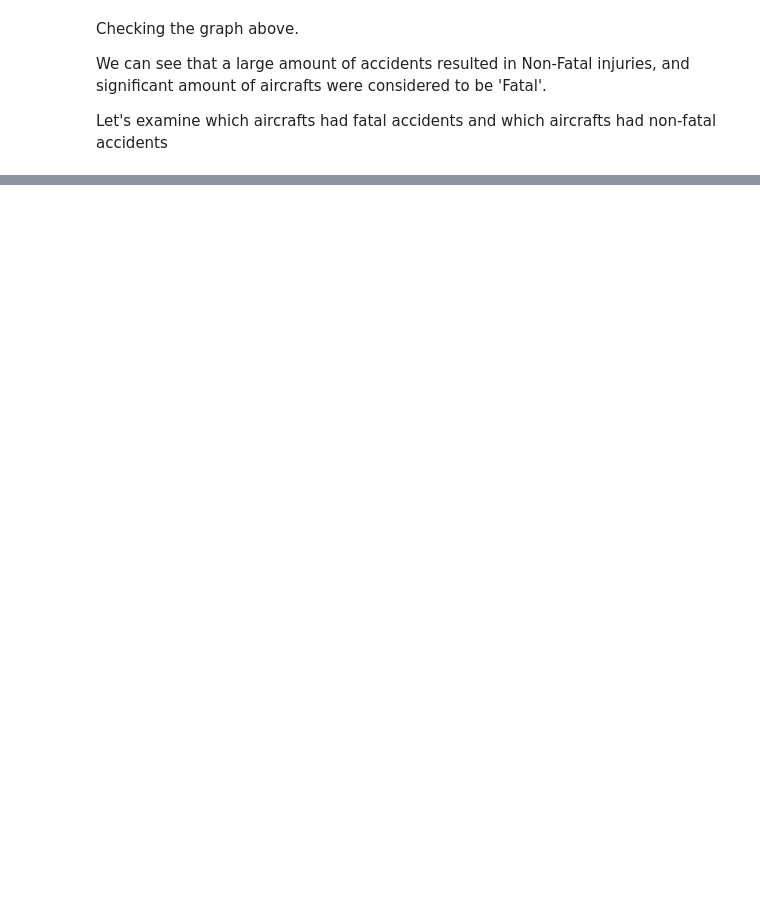
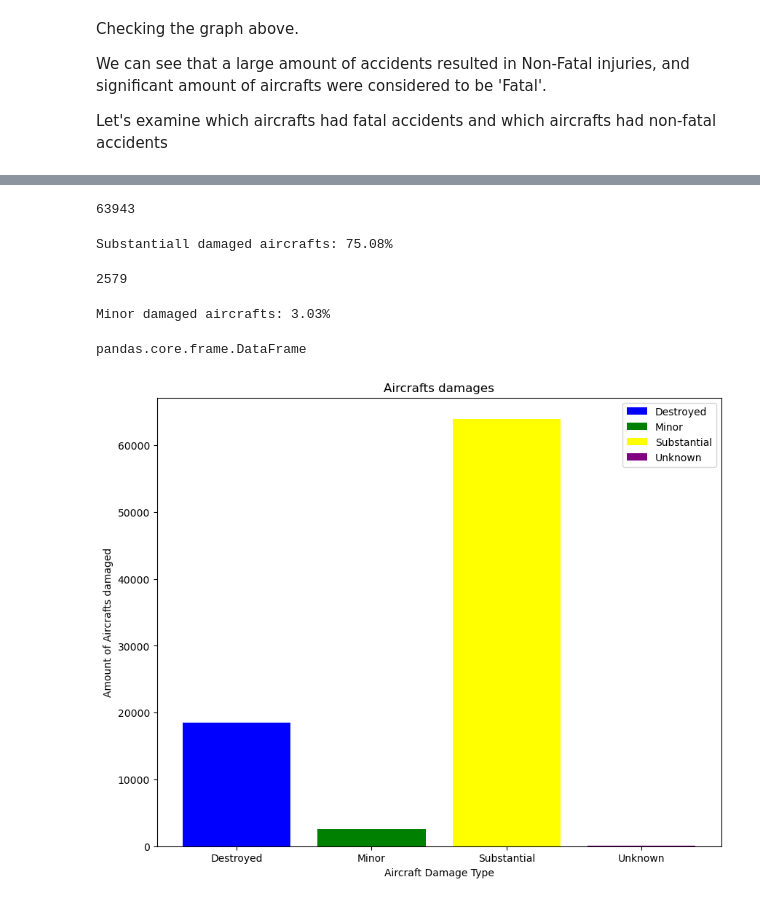
Before and after one commit to omendez930/Aircraft_purchase_analysis, a Jupyter notebook: Index.ipynb, the cells around one changed output, grey strips where cells are left out. Cells and saved outputs as stored; diff of their text form; code cells hidden in the pictures; blank space fills up the shorter version.

```diff
--- a/Index.ipynb
+++ b/Index.ipynb
@@ -177,0 +332,36 @@ array(['CESSNA', 'BOEING', 'CIRRUS DESIGN CORP', 'EXTRA',
+# %%
+substantial_aircrafts = data['Aircraft.damage'].str.count('Substantial').sum()
+substantial_aircrafts
+# %% [output]
+63943
+# %%
+substantial_percentage = round(substantial_aircrafts / len(data['Aircraft.damage']) * 100, 2)
+print(f"Substantiall damaged aircrafts: {substantial_percentage}%")
+# %% [output]
+Substantiall damaged aircrafts: 75.08%
+# %%
+minor_aircraft = data['Aircraft.damage'].str.count('Minor').sum()
+minor_aircraft
+# %% [output]
+2579
+# %%
+minor_percentage = round(minor_aircraft / len(data['Aircraft.damage']) * 100, 2)
+print(f"Minor damaged aircrafts: {minor_percentage}%")
+# %% [output]
+Minor damaged aircrafts: 3.03%
+# %%
+damaged_aircrafts = data.groupby('Aircraft.damage').size().reset_index().groupby('Aircraft.damage').max()
+type(damaged_aircrafts)
+# %% [output]
+pandas.core.frame.DataFrame
+# %%
+fig, ax = plt.subplots(figsize=(10,8))
+
+ax.bar(damaged_aircrafts.index,damaged_aircrafts[0], color=color, label=damaged_aircrafts.index)
+ax.set_xlabel("Aircraft Damage Type")
+ax.set_ylabel('Amount of Aircrafts damaged')
+ax.set_title('Aircrafts damages')
+ax.legend()
+plt.show()
+# %% [output]
+[figure, added]
```
Also changed, not shown: parts of 37 cells of this notebook.
